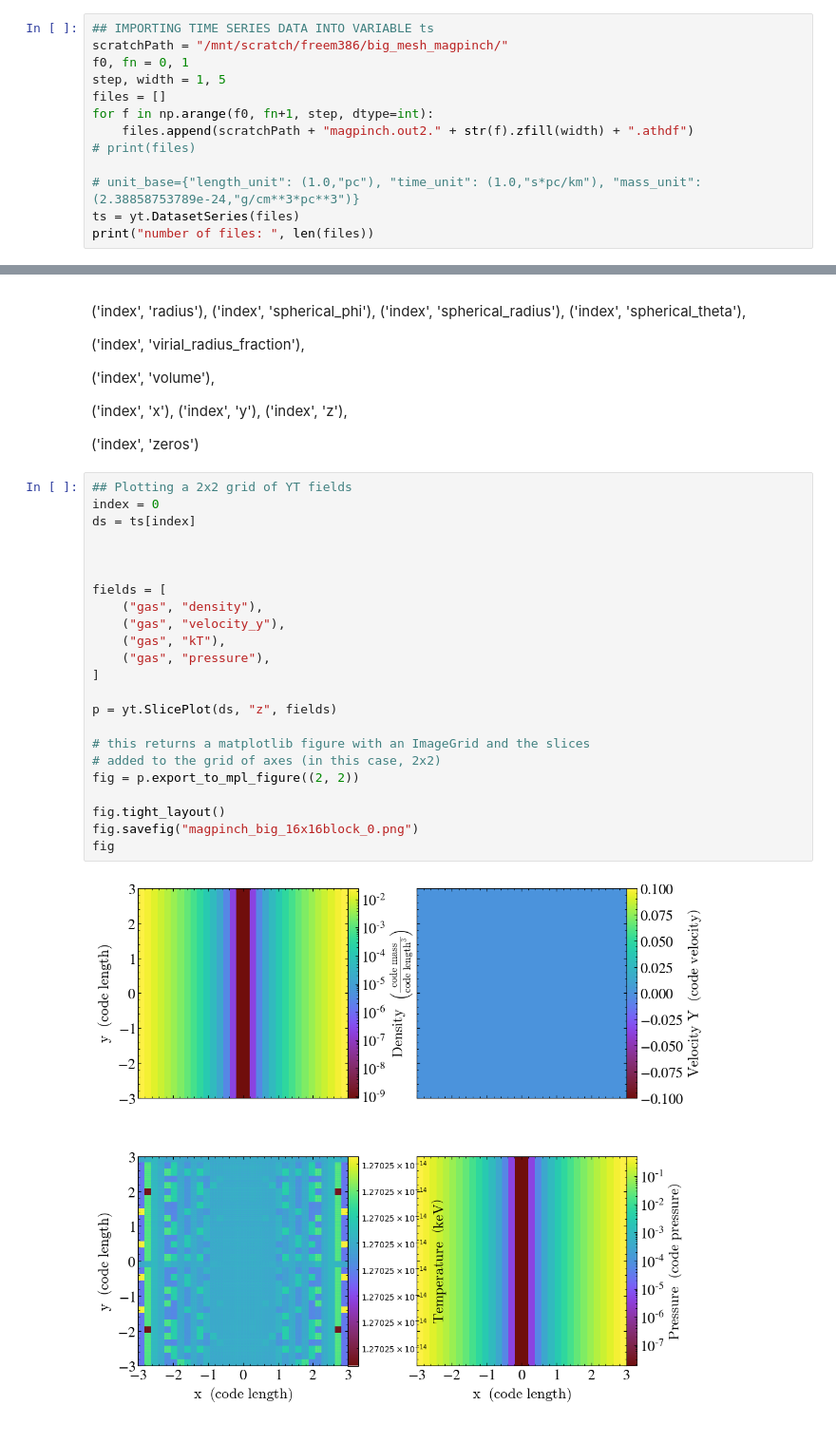
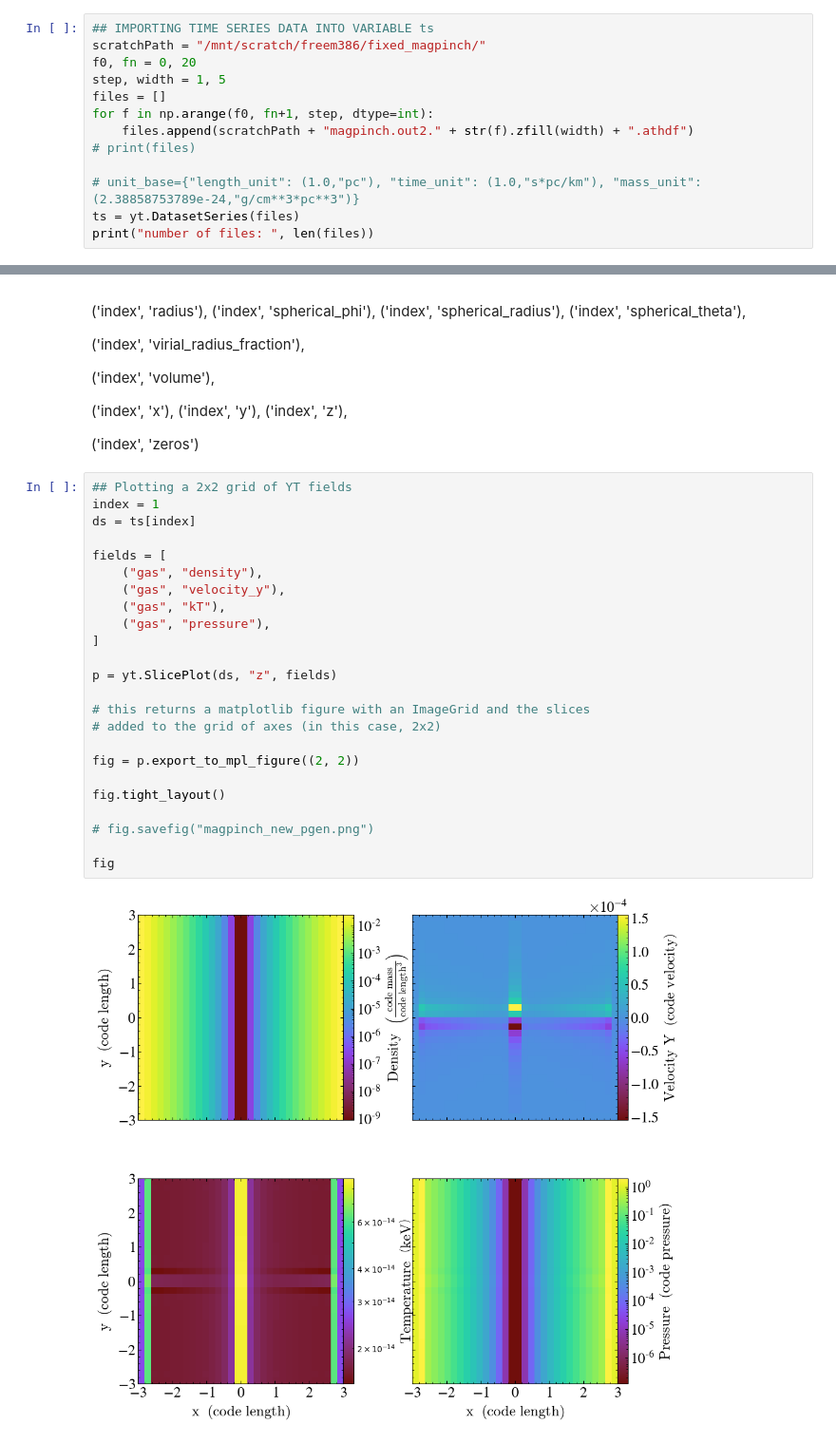
Before and after one commit to ianfreeman519/CMSE_PhD, a Jupyter notebook: athena_files/plottingYT.ipynb, the cells around one changed output, grey strips where cells are left out. Shown at 95% size. Drawn from its saved outputs; the diff is of its cells as text.

```diff
--- a/athena_files/plottingYT.ipynb
+++ b/athena_files/plottingYT.ipynb
@@ -31,8 +31,8 @@ Python 3.9.18
 Using matplotlib backend: agg
 # %%
 ## IMPORTING TIME SERIES DATA INTO VARIABLE ts
-scratchPath = "/mnt/scratch/freem386/big_mesh_magpinch/"
-f0, fn = 0, 1
+scratchPath = "/mnt/scratch/freem386/fixed_magpinch/"
+f0, fn = 0, 20
 step, width = 1, 5
 files = []
 for f in np.arange(f0, fn+1, step, dtype=int):
@@ -204,26 +206,27 @@ p = yt.plot_2d(ds, ("athena_pp", "vel2"))
 ('index', 'zeros')
 # %%
 ## Plotting a 2x2 grid of YT fields
-index = 0
+index = 1
 ds = ts[index]
-
-
 
 fields = [
     ("gas", "density"),
     ("gas", "velocity_y"),
     ("gas", "kT"),
     ("gas", "pressure"),
 ]
 
 p = yt.SlicePlot(ds, "z", fields)
 
 # this returns a matplotlib figure with an ImageGrid and the slices
 # added to the grid of axes (in this case, 2x2)
+
 fig = p.export_to_mpl_figure((2, 2))
 
 fig.tight_layout()
-fig.savefig("magpinch_big_16x16block_0.png")
+
+# fig.savefig("magpinch_new_pgen.png")
+
 fig
 # %% [output]
-[figure, old version]
+[figure, new version]
```
Also changed, not shown: parts of 2 cells of this notebook, 1 other file.
